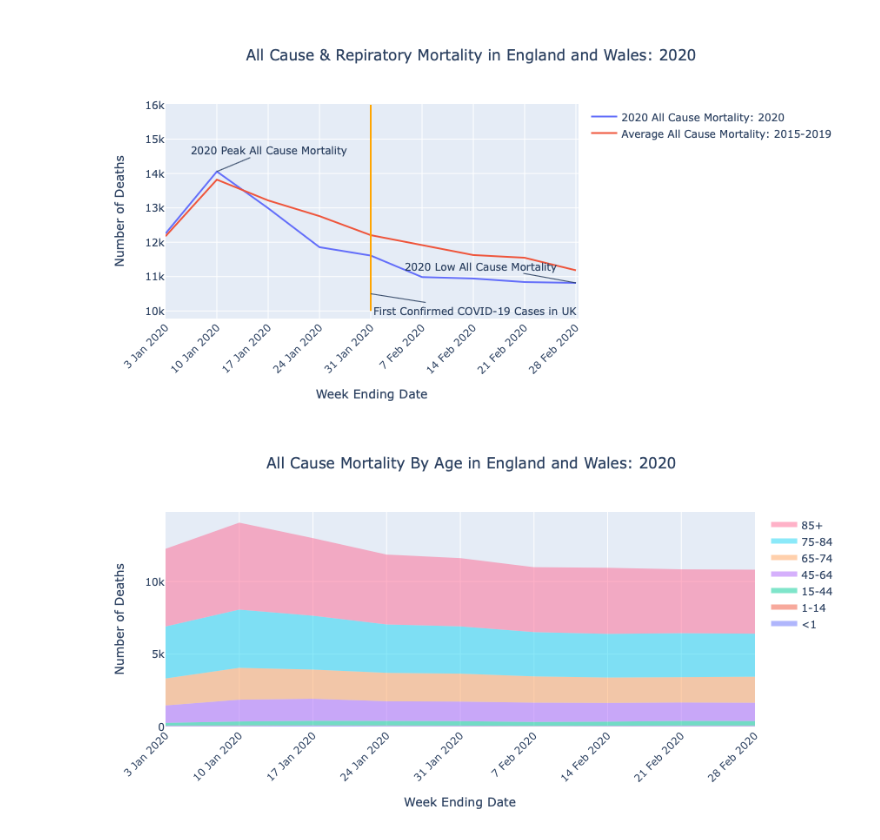
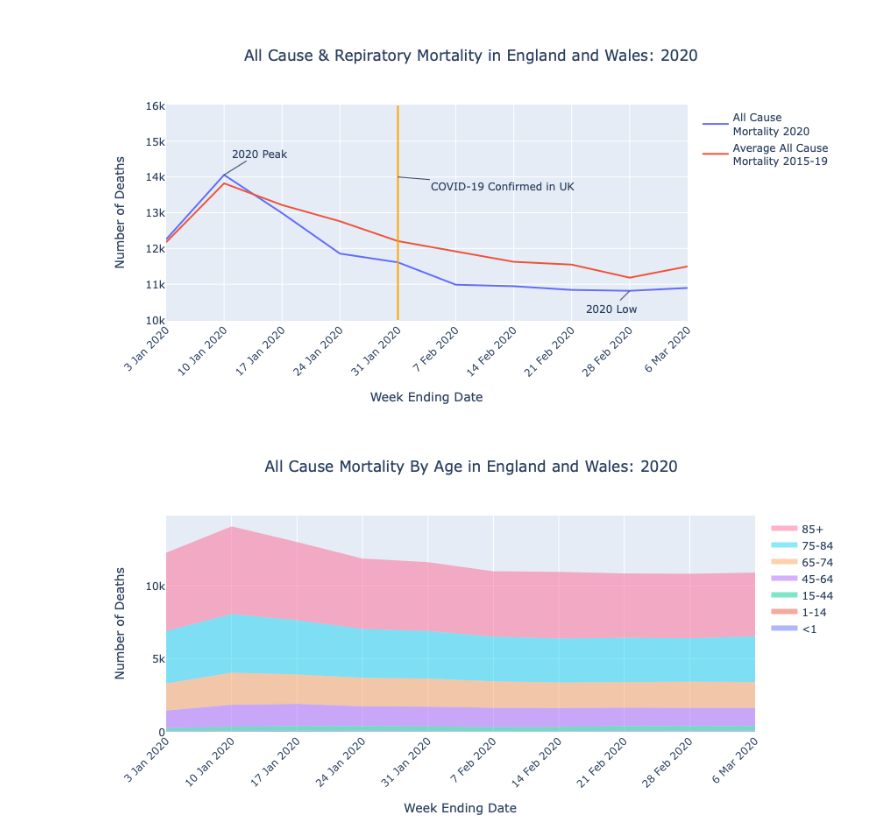
Before and after one commit to ebmdatalab/mortality_tracking-covid-notebook, a Jupyter notebook: notebooks/mortality_graphs.ipynb, the cells around one changed output. Drawn from its saved outputs; the diff is of its cells as text; code cells hidden in the pictures.

```diff
--- a/notebooks/mortality_graphs.ipynb
+++ b/notebooks/mortality_graphs.ipynb
@@ -29,58 +29,58 @@ fig.show()
 # %%
 weeks = ['3 Jan 2020', '10 Jan 2020', '17 Jan 2020', '24 Jan 2020', '31 Jan 2020',
-         '7 Feb 2020', '14 Feb 2020', '21 Feb 2020', '28 Feb 2020']
-all_mortality = [12254, 14058, 12990, 11856, 11612, 10986, 10944, 10841, 10816]
-five_year_mort = [12175, 13822, 13216, 12760, 12206, 11925, 11627, 11548, 11183]
+         '7 Feb 2020', '14 Feb 2020', '21 Feb 2020', '28 Feb 2020', '6 Mar 2020']
+all_mortality = [12254, 14058, 12990, 11856, 11612, 10986, 10944, 10841, 10816, 10895]
+five_year_mort = [12175, 13822, 13216, 12760, 12206, 11925, 11627, 11548, 11183, 11498]
 
 fig = go.Figure()
 
 fig.add_trace(go.Scatter(x=weeks, y=all_mortality, fill=None,
-                    mode= 'lines', name='2020 All Cause Mortality: 2020'
+                    mode= 'lines', name='All Cause <br> Mortality 2020'
                         ))
 
 fig.add_trace(go.Scatter(x= weeks, y=five_year_mort, fill=None,
-                    mode='lines', name='Average All Cause Mortality: 2015-2019'
+                    mode='lines', name='Average All Cause <br> Mortality 2015-19'
                     ))
 
 
 fig.add_shape(
         # Line Vertical
         dict(
             type='line',
             x0='31 Jan 2020',
             y0=10000,
             x1='31 Jan 2020',
             y1=16000,
             line=dict(
                 color='Orange',
                 width=2
             )
 ))
 
 fig.update_layout(title={'text': 'All Cause & Repiratory Mortality in England and Wales: 2020', 'xanchor': 'center', 'x': 0.5},
                   xaxis_title='Week Ending Date',
                   yaxis_title='Number of Deaths',
                   xaxis = dict(tickangle=-45),
-                  annotations=[dict(x='10 Jan 2020', y=14058, text='2020 Peak All Cause Mortality', ax=60, ay=-25),
-                               dict(x='31 Jan 2020', y=10500, text='First Confirmed COVID-19 Cases in UK', ax=120, ay=19),
-                               dict(x='28 Feb 2020', y=10816, text='2020 Low All Cause Mortality', ax=-110, ay=-20)
+                  annotations=[dict(x='10 Jan 2020', y=14058, text='2020 Peak', ax=40, ay=-25),
+                               dict(x='31 Jan 2020', y=14000, text='COVID-19 Confirmed in UK', ax=120, ay=10),
+                               dict(x='28 Feb 2020', y=10816, text='2020 Low', ax=-20, ay=20)
                               ])
 
 fig.show()
 #fig.write_html("all_mortality.html")
 # %% [output]
-[figure, old version]
+[figure, new version]
 # %%
 weeks = ['3 Jan 2020', '10 Jan 2020', '17 Jan 2020', '24 Jan 2020', '31 Jan 2020',
-         '7 Feb 2020', '14 Feb 2020', '21 Feb 2020', '28 Feb 2020']
-all_mortality = np.array([12254, 14058, 12990, 11856, 11612, 10986, 10944, 10841, 10816], dtype=np.float)
-deaths_under_1 = np.array([48, 50, 69, 53, 50, 31, 43, 51, 49], dtype=np.float)
-deaths_1_14 = np.array([16, 26, 15, 21, 15, 16, 12, 18, 20], dtype=np.float)
-deaths_15_44 = np.array([189, 275, 313, 314, 308, 271, 284, 321, 314], dtype=np.float)
-deaths_45_64 = np.array([1202, 1500, 1517, 1357, 1349, 1331, 1289, 1271, 1257], dtype=np.float)
-deaths_65_74 = np.array([1860, 2198, 2013, 1958, 1927, 1808, 1753, 1744, 1795], dtype=np.float)
-deaths_75_84 = np.array([3583, 4014, 3715, 3337, 3257, 3056, 3008, 3032, 2967], dtype=np.float)
-deaths_over_85 = np.array([5356, 5995, 5348, 4816, 4706, 4473, 4555, 4404, 4414], dtype=np.float)
+         '7 Feb 2020', '14 Feb 2020', '21 Feb 2020', '28 Feb 2020', '6 Mar 2020']
+all_mortality = np.array([12254, 14058, 12990, 11856, 11612, 10986, 10944, 10841, 10816, 10895], dtype=np.float)
+deaths_under_1 = np.array([48, 50, 69, 53, 50, 31, 43, 51, 49, 56], dtype=np.float)
+deaths_1_14 = np.array([16, 26, 15, 21, 15, 16, 12, 18, 20, 20], dtype=np.float)
+deaths_15_44 = np.array([189, 275, 313, 314, 308, 271, 284, 321, 314, 313], dtype=np.float)
+deaths_45_64 = np.array([1202, 1500, 1517, 1357, 1349, 1331, 1289, 1271, 1257, 1252], dtype=np.float)
+deaths_65_74 = np.array([1860, 2198, 2013, 1958, 1927, 1808, 1753, 1744, 1795, 1769], dtype=np.float)
+deaths_75_84 = np.array([3583, 4014, 3715, 3337, 3257, 3056, 3008, 3032, 2967, 3124], dtype=np.float)
+deaths_over_85 = np.array([5356, 5995, 5348, 4816, 4706, 4473, 4555, 4404, 4414, 4361], dtype=np.float)
 
 fig = go.Figure()
 
@@ -120,4 +120,4 @@ fig.update_layout(title={'text': 'All Cause Mortality By Age in England and Wale
 fig.show()
 #fig.write_html("all_mortality_age.html")
 # %% [output]
-[figure, old version]
+[figure, new version]
```
Also changed, not shown: parts of 1 cell of this notebook, 1 other file.
